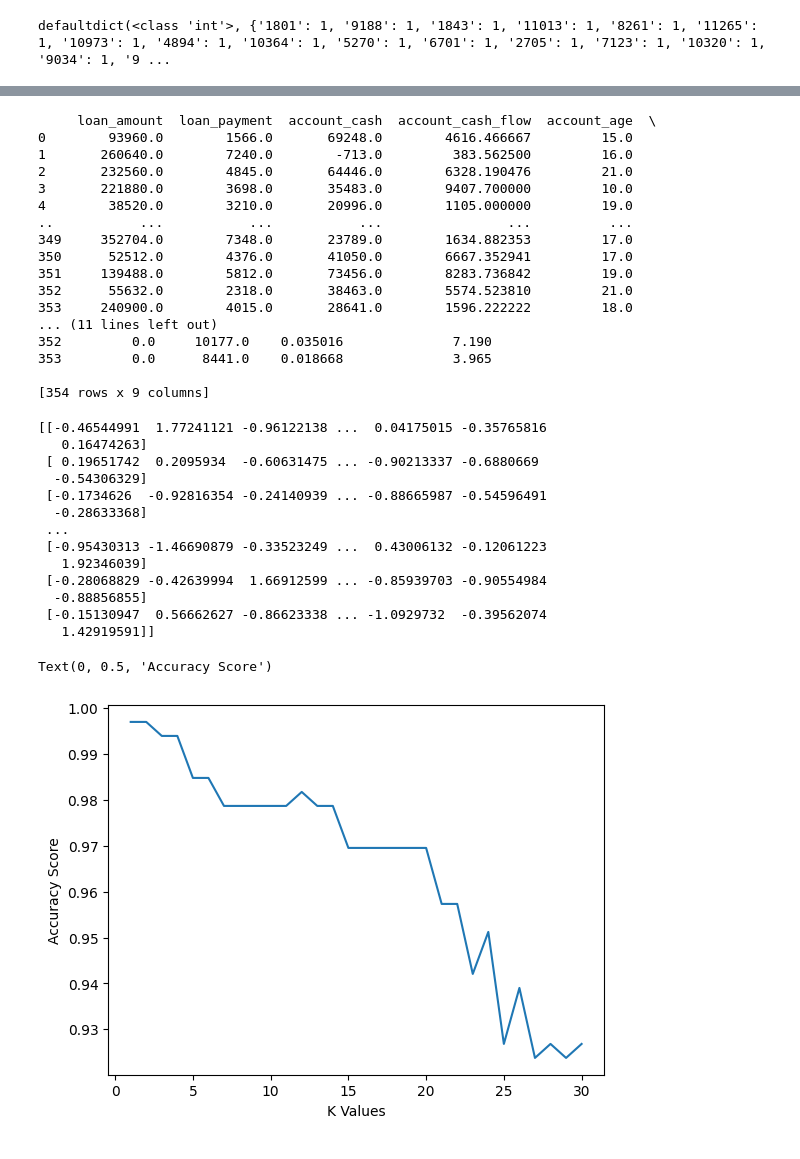
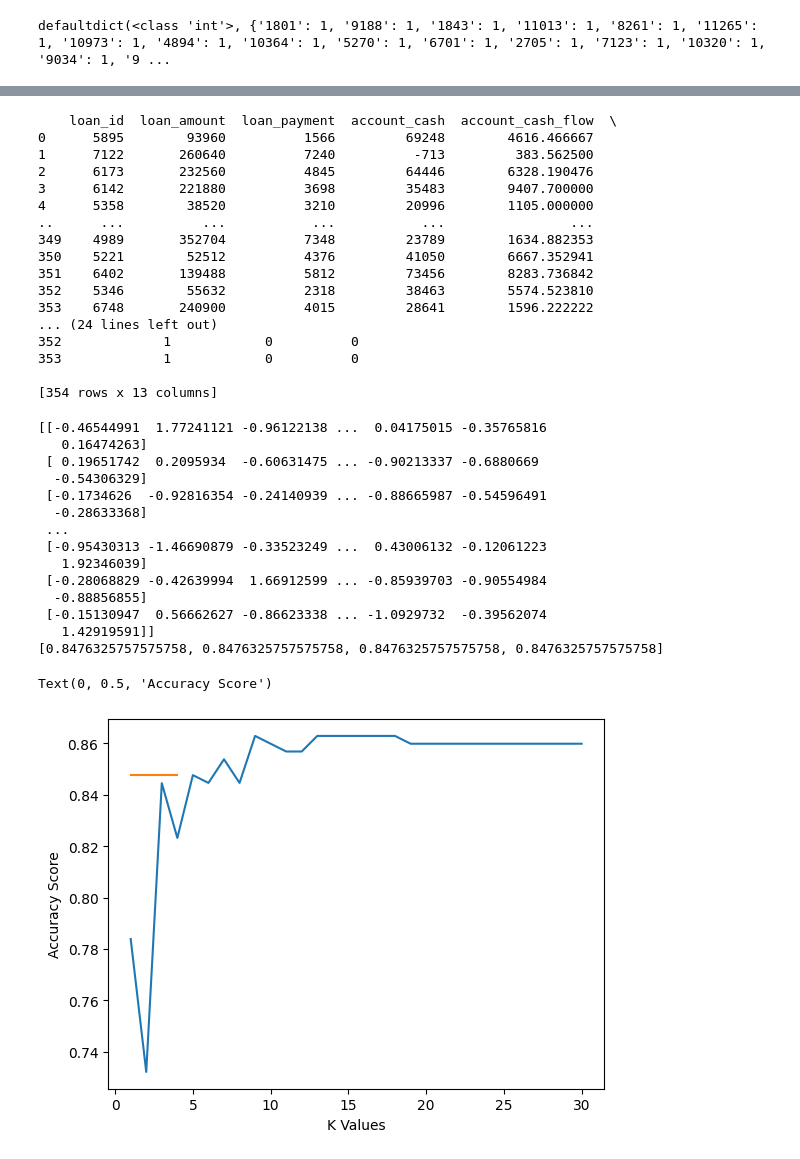
Before and after one commit to sofiateixeira22/DMI2324, a Jupyter notebook: src/main.ipynb, the cells around one changed output, grey strips where cells are left out. Saved outputs shown, nothing was run; the diff lists cells and outputs as text; code cells hidden in the pictures.

```diff
--- a/src/main.ipynb
+++ b/src/main.ipynb
@@ -474,11 +613,12 @@ print(final_loan_df)
 #build training table
 
 #loan_id loan_amount payments status
-#account_cash account_cash_flow account_date card_type(missing) n_good_loans
+#account_cash account_cash_flow account_date card_type n_good_loans
 #avg_salary crime 95/96 unemployment 95/96
 #owner_age(missing) owner_gender(missing)
 
-final_loan_competition_df = pd.DataFrame({'loan_amount' : [],
+final_loan_competition_df = pd.DataFrame({'loan_id' : [],
+                              'loan_amount' : [],
                               'loan_payment' : [],
                               'account_cash' : [],
                               'account_cash_flow' : [],
@@ -486,9 +626,14 @@ final_loan_competition_df = pd.DataFrame({'loan_amount' : [],
                               'good_loans' : [],
                               'avg_salary' : [],
                               'crime_rate' : [],
-                              'unemployment_rate' : []})
+                              'unemployment_rate' : [],
+                              'card_classic' : [],
+                              'card_junior' : [],
+                              'card_gold' : []})
 for i in loan_dev_competition_df.index:
     account = str(loan_dev_competition_df['account_id'][i])
+
+    loan_id = str(loan_dev_competition_df['loan_id'][i])
 
     date = str(loan_dev_competition_df['date'][i])[0:4]
     if(date[2:4] == '01'):
@@ -516,62 +661,90 @@ for i in loan_dev_competition_df.index:
     loan_amount = int(loan_dev_competition_df['amount'][i])
     loan_payment = int(loan_dev_competition_df['payments'][i])
 
-    final_loan_competition_df.loc[i] = [loan_amount, loan_payment, account_cash, account_cash_flow, loan_age, good_loans_cnt, avg_sal, crime, unemployment]
+    type = account_to_type[account]
+    a = 0
+    b = 0
+    c = 0
+    if(type == 'classic'):
+        a = 1
+    elif(type == 'junior'):
+        b = 1
+    elif(type == 'gold'):
+        c = 1
+    else:
+        a = 1
+
+    final_loan_competition_df.loc[i] = [loan_id, loan_amount, loan_payment, account_cash, account_cash_flow, loan_age, good_loans_cnt, avg_sal, crime, unemployment, a, b, c]
 
 print(final_loan_competition_df)
 # %% [output]
-     loan_amount  loan_payment  account_cash  account_cash_flow  account_age  \
-0        93960.0        1566.0       69248.0        4616.466667         15.0
-1       260640.0        7240.0        -713.0         383.562500         16.0
-2       232560.0        4845.0       64446.0        6328.190476         21.0
-3       221880.0        3698.0       35483.0        9407.700000         10.0
-4        38520.0        3210.0       20996.0        1105.000000         19.0
-..           ...           ...           ...                ...          ...
-349     352704.0        7348.0       23789.0        1634.882353         17.0
-350      52512.0        4376.0       41050.0        6667.352941         17.0
-351     139488.0        5812.0       73456.0        8283.736842         19.0
-352      55632.0        2318.0       38463.0        5574.523810         21.0
-353     240900.0        4015.0       28641.0        1596.222222         18.0
-... (11 lines left out)
-352         0.0     10177.0    0.035016              7.190
-353         0.0      8441.0    0.018668              3.965
+    loan_id  loan_amount  loan_payment  account_cash  account_cash_flow  \
+0      5895        93960          1566         69248        4616.466667
+1      7122       260640          7240          -713         383.562500
+2      6173       232560          4845         64446        6328.190476
+3      6142       221880          3698         35483        9407.700000
+4      5358        38520          3210         20996        1105.000000
+..      ...          ...           ...           ...                ...
+349    4989       352704          7348         23789        1634.882353
+350    5221        52512          4376         41050        6667.352941
+351    6402       139488          5812         73456        8283.736842
+352    5346        55632          2318         38463        5574.523810
+353    6748       240900          4015         28641        1596.222222
+... (24 lines left out)
+352             1            0          0
+353             1            0          0
 
-[354 rows x 9 columns]
+[354 rows x 13 columns]
 # %%
 #train model knn
 X = final_loan_df.drop('status', axis=1)
+X = X.drop("good_loans", axis=1)
+X = X.drop(['card_classic', 'card_junior', 'card_gold'] ,axis=1)
 Y = final_loan_df['status']
 
 k_values = [i for i in range (1,31)]
-scores = []
 
 scaler = StandardScaler()
 X = scaler.fit_transform(X)
 #Y = scaler.fit_transform(Y)
 
 print(X)
 
+scores = []
 for k in k_values:
     knn = KNeighborsClassifier(n_neighbors=k)
-    score = cross_val_score(knn, X, Y, cv=2)
+    score = cross_val_score(knn, X, Y, cv=10)
     scores.append(np.mean(score))
 
 plt.plot(k_values, scores)
 plt.xlabel("K Values")
 plt.ylabel("Accuracy Score")
+
+scores = []
+for k in ['auto', 'ball_tree', 'kd_tree', 'brute']:
+    knn = KNeighborsClassifier(n_neighbors=5, algorithm=k)
+    score = cross_val_score(knn, X, Y, cv=10)
+    scores.append(np.mean(score))
+
+print(scores)
+
+plt.plot([1,2,3,4], scores)
+plt.xlabel("K Values")
+plt.ylabel("Accuracy Score")
 # %% [output]
 [[-0.46544991  1.77241121 -0.96122138 ...  0.04175015 -0.35765816
    0.16474263]
  [ 0.19651742  0.2095934  -0.60631475 ... -0.90213337 -0.6880669
   -0.54306329]
  [-0.1734626  -0.92816354 -0.24140939 ... -0.88665987 -0.54596491
   -0.28633368]
  ...
  [-0.95430313 -1.46690879 -0.33523249 ...  0.43006132 -0.12061223
    1.92346039]
  [-0.28068829 -0.42639994  1.66912599 ... -0.85939703 -0.90554984
   -0.88856855]
  [-0.15130947  0.56662627 -0.86623338 ... -1.0929732  -0.39562074
    1.42919591]]
+[0.8476325757575758, 0.8476325757575758, 0.8476325757575758, 0.8476325757575758]
 Text(0, 0.5, 'Accuracy Score')
-[figure, old version]
+[figure, new version]
```
Also changed, not shown: parts of 14 cells of this notebook, 3 other files.
